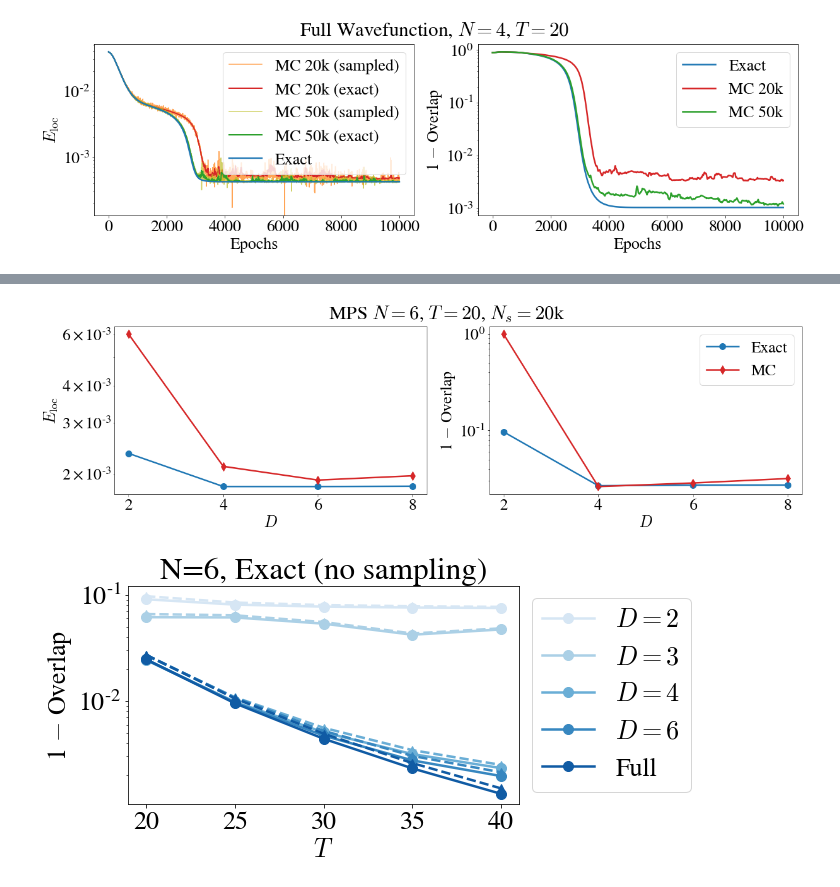
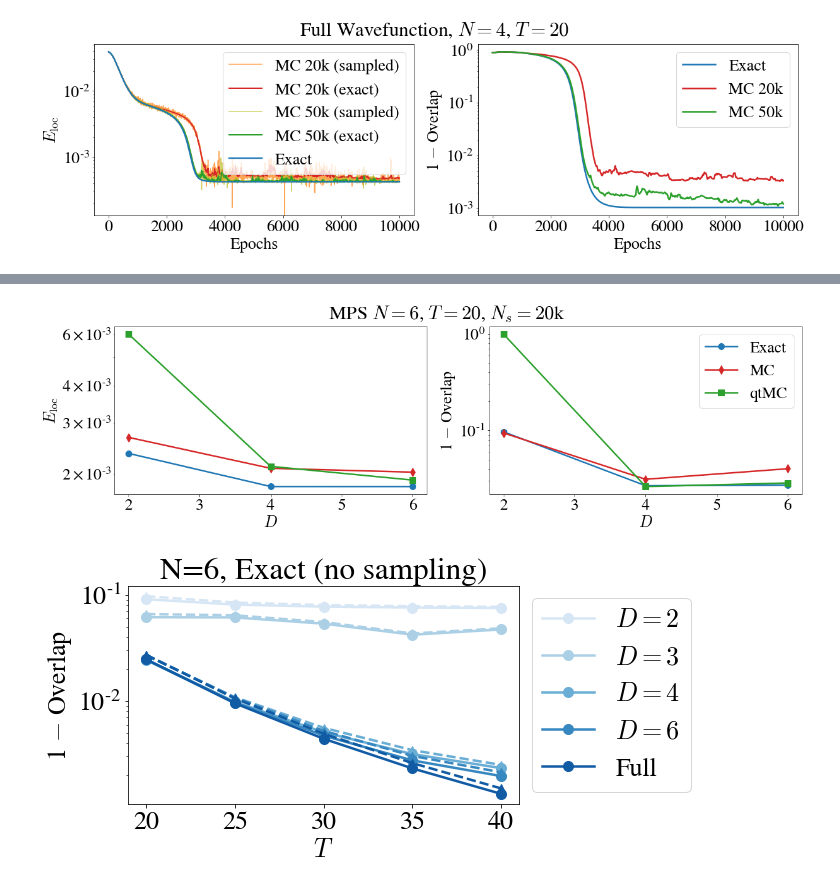
Before and after one commit to stavros11/Time-Evolution, a Jupyter notebook: plotter.ipynb, the cells around one changed output, grey strips where cells are left out. Saved outputs shown, nothing was run; the diff lists cells and outputs as text; code cells hidden in the pictures.

```diff
--- a/plotter.ipynb
+++ b/plotter.ipynb
@@ -5,7 +5,8 @@ import h5py
 import matplotlib
 import seaborn as sns
 
-data_dir = "D:/DATA/ClockV2/histories"
+#data_dir = "D:/DATA/ClockV2/histories"
+data_dir = "C:/DATA/ClockV2/histories"
 # %%
 matplotlib.rcParams['mathtext.fontset'] = 'cm'
 matplotlib.rcParams['font.family'] = 'STIXGeneral'
@@ -177,39 +222,44 @@ sampling2.close()
 # %%
-D_list = [2, 4, 6, 8]
-all_states, sampling = [], []
+D_list = [2, 4, 6]
+all_states, sampling1, sampling2 = [], [], []
 for D in D_list:
-    all_states.append(h5py.File("histories/N=6/allstates_mpsD{}_N6M20.h5py".format(D), "r"))
-    sampling.append(h5py.File("histories/N=6/sampling20000_mpsD{}_N6M20.h5py".format(D), "r"))
+    all_states.append(h5py.File("{}/N=6/allstates_mpsD{}_N6M20.h5py".format(data_dir, D), "r"))
+    sampling1.append(h5py.File("{}/N=6/spacesampling1000_mpsD{}_N6M20.h5py".format(data_dir, D), "r"))
+    sampling2.append(h5py.File("{}/N=6/sampling20000_mpsD{}_N6M20.h5py".format(data_dir, D), "r"))
 
 all_states_overlap = np.array([x["overlaps"][:][-1] for x in all_states])
 all_states_Eloc = np.array([x["exact_Eloc"][:][-1] for x in all_states])
-sampling_overlap = np.array([x["overlaps"][:][-1] for x in sampling])
-sampling_Eloc = np.array([x["exact_Eloc"][:][-1] for x in sampling])
+sampling1_overlap = np.array([x["overlaps"][:][-1] for x in sampling1])
+sampling1_Eloc = np.array([x["exact_Eloc"][:][-1] for x in sampling1])
+sampling2_overlap = np.array([x["overlaps"][:][-1] for x in sampling2])
+sampling2_Eloc = np.array([x["exact_Eloc"][:][-1] for x in sampling2])
 
 plt.figure(figsize=(20, 5))
 plt.suptitle("MPS $N=6$, $T=20$, $N_s=20$k")
 
 plt.subplot(121)
 plt.semilogy(D_list, all_states_Eloc, color=cp[0], marker="o", markersize=10, linewidth=2.5)
-plt.semilogy(D_list, sampling_Eloc, color=cp[3], marker="d", markersize=10, linewidth=2.5)
+plt.semilogy(D_list, sampling1_Eloc, color=cp[3], marker="d", markersize=10, linewidth=2.5)
+plt.semilogy(D_list, sampling2_Eloc, color=cp[2], marker="s", markersize=10, linewidth=2.5)
 plt.xlabel("$D$")
 plt.ylabel("$E_\mathrm{loc}$")
 
 plt.subplot(122)
 plt.semilogy(D_list, 1 - all_states_overlap, color=cp[0], marker="o", markersize=10, label="Exact", linewidth=2.5)
-plt.semilogy(D_list, 1 - sampling_overlap, color=cp[3], marker="d", markersize=10, label="MC", linewidth=2.5)
+plt.semilogy(D_list, 1 - sampling1_overlap, color=cp[3], marker="d", markersize=10, label="MC", linewidth=2.5)
+plt.semilogy(D_list, 1 - sampling2_overlap, color=cp[2], marker="s", markersize=10, label="qtMC", linewidth=2.5)
 plt.xlabel("$D$")
 plt.ylabel("1 $-$ Overlap")
 plt.legend()
 
 plt.show()
 
 for x, y in zip(all_states, sampling):
     x.close()
     y.close()
 #plt.savefig("mps_vs_bond_dim_N6M20.pdf", bbox_inches='tight')
 # %% [output]
-[figure, old version]
+[figure, new version]
 # %%
 T_list = [20, 25, 30, 35, 40]
 D_list = [2, 3, 4, 6]
```
Also changed, not shown: parts of 4 cells of this notebook.
